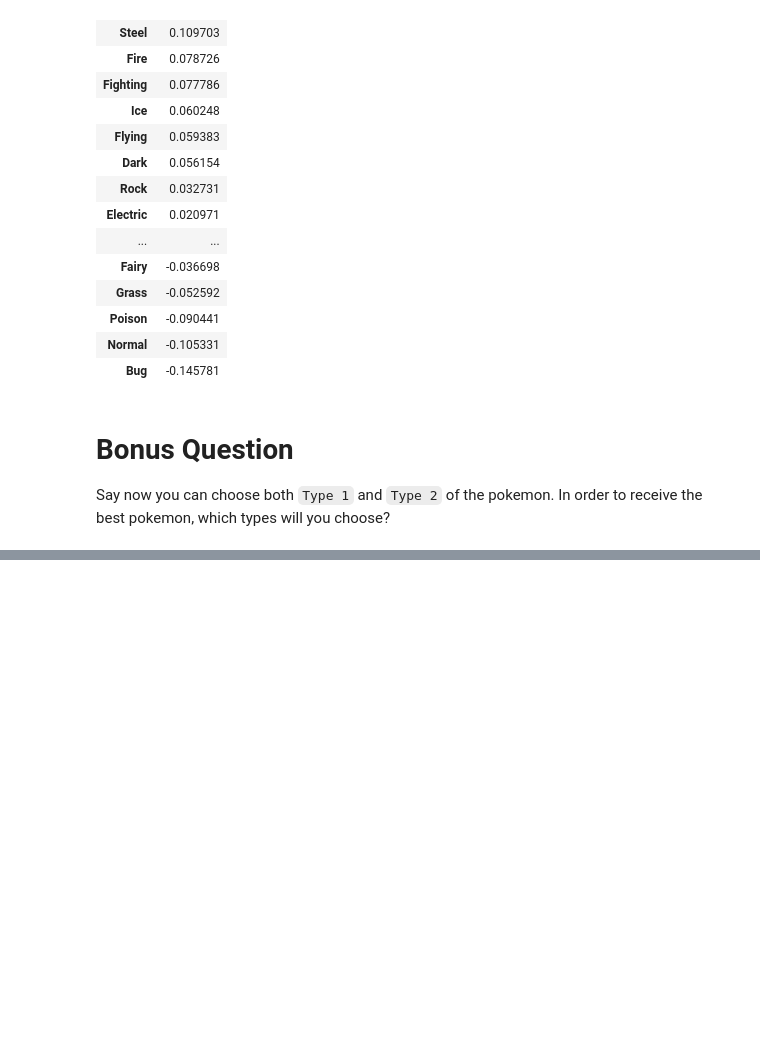
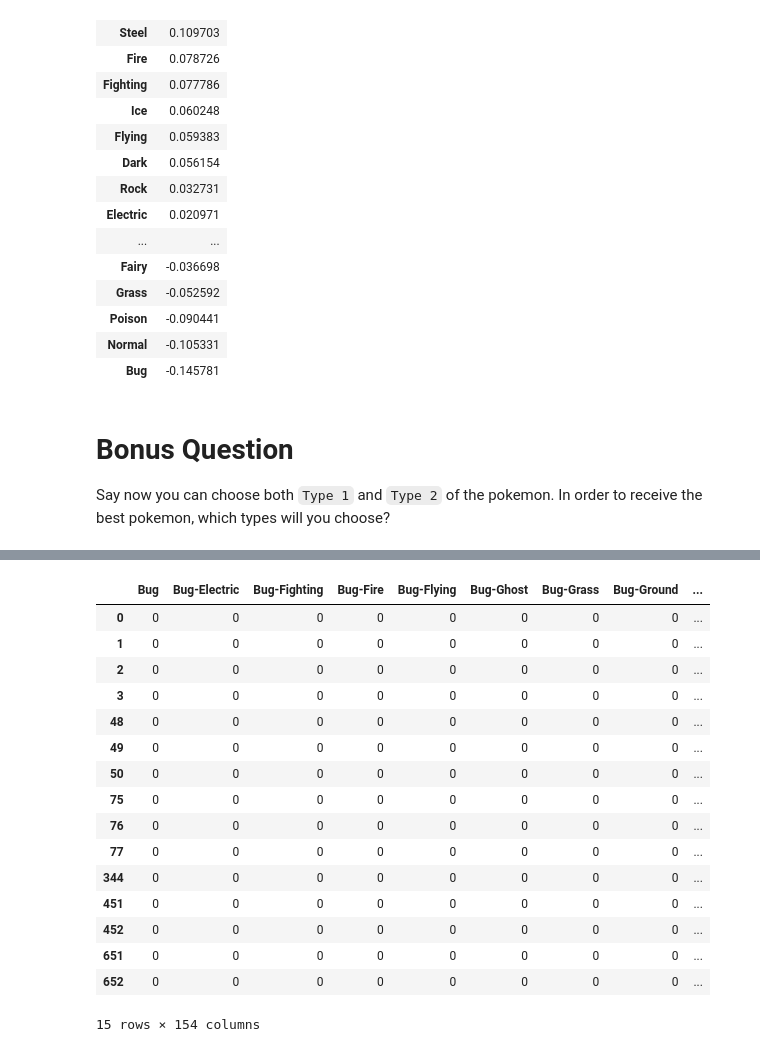
Before and after one commit to ironhack-bcn-data-pt/14-lab-df-calculation-and-transformation, a Jupyter notebook: your-code/challenge-2.ipynb, the cells around one changed output, grey strips where cells are left out. Drawn from its saved outputs; the diff is of its cells as text; code cells hidden in the pictures; blank space fills up the shorter version.

```diff
--- a/your-code/challenge-2.ipynb
+++ b/your-code/challenge-2.ipynb
@@ -195,0 +189,16 @@ Say now you can choose both `Type 1` and `Type 2` of the pokemon. In order to re
+# %%
+# your code here
+
+# we will use the combotype dataframe created on challenge 1
+# enter your code here
+pokemon_combo = pokemon.copy()
+
+pointer = -1
+for i in range(0,len(pokemon)):
+    pointer += 1
+    # we check that Type 2 is not NaN
+    if isinstance(pokemon.loc[pointer,'Type 2'], str):
+        # create the combo type and assign it to the new column
+        pokemon_combo.loc[pointer,'Combo Type'] = pokemon.loc[pointer,'Type 1'] +'-' + pokemon.loc[pointer,'Type 2']
+    else:
+        pokemon_combo.loc[pointer,'Combo Type'] = pokemon.loc[pointer,'Type 1']
@@ -195,0 +214,9 @@ Say now you can choose both `Type 1` and `Type 2` of the pokemon. In order to re
+# %%
+#we create the one hot encoding dataframe
+combo_hot = pd.get_dummies(pokemon_combo['Combo Type'])
+
+# we put 1 where the combo type in the pokemon_combo dataframe is
+pos = -1
+for i in range(0,len(pokemon_combo)):
+    pos += 1
+    combo_hot.loc[pos, pokemon_combo.loc[pos,'Combo Type']] = 1
@@ -195,0 +237,20 @@ Say now you can choose both `Type 1` and `Type 2` of the pokemon. In order to re
+# %%
+combo_hot[combo_hot['Grass-Poison'] == 1]
+# %% [output]
+|  | Bug | Bug-Electric | Bug-Fighting | Bug-Fire | Bug-Flying | Bug-Ghost | Bug-Grass | Bug-Ground | ... |
+| 0 | 0 | 0 | 0 | 0 | 0 | 0 | 0 | 0 | ... |
+| 1 | 0 | 0 | 0 | 0 | 0 | 0 | 0 | 0 | ... |
+| 2 | 0 | 0 | 0 | 0 | 0 | 0 | 0 | 0 | ... |
+| 3 | 0 | 0 | 0 | 0 | 0 | 0 | 0 | 0 | ... |
+| 48 | 0 | 0 | 0 | 0 | 0 | 0 | 0 | 0 | ... |
+| 49 | 0 | 0 | 0 | 0 | 0 | 0 | 0 | 0 | ... |
+| 50 | 0 | 0 | 0 | 0 | 0 | 0 | 0 | 0 | ... |
+| 75 | 0 | 0 | 0 | 0 | 0 | 0 | 0 | 0 | ... |
+| 76 | 0 | 0 | 0 | 0 | 0 | 0 | 0 | 0 | ... |
+| 77 | 0 | 0 | 0 | 0 | 0 | 0 | 0 | 0 | ... |
+| 344 | 0 | 0 | 0 | 0 | 0 | 0 | 0 | 0 | ... |
+| 451 | 0 | 0 | 0 | 0 | 0 | 0 | 0 | 0 | ... |
+| 452 | 0 | 0 | 0 | 0 | 0 | 0 | 0 | 0 | ... |
+| 651 | 0 | 0 | 0 | 0 | 0 | 0 | 0 | 0 | ... |
+| 652 | 0 | 0 | 0 | 0 | 0 | 0 | 0 | 0 | ... |
+15 rows × 154 columns
```
Also changed, not shown: parts of 7 cells of this notebook.
